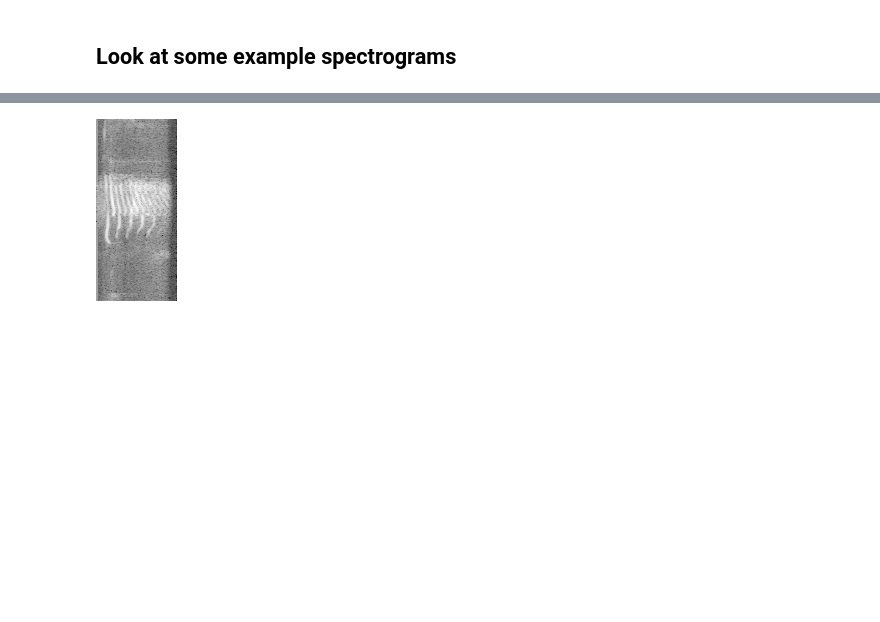
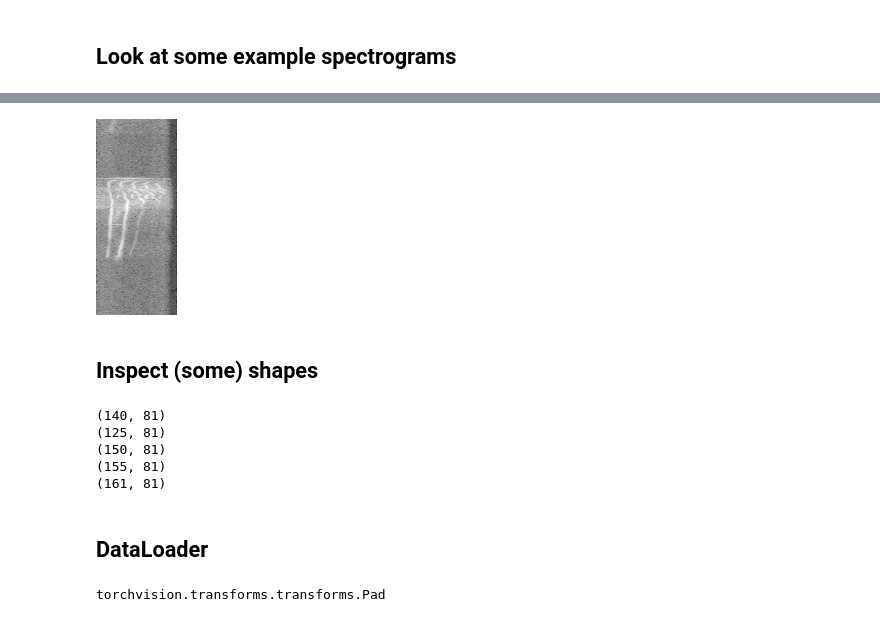
Before and after one commit to floriandotpy/data-playground, a Jupyter notebook: fastai/catmeows.ipynb, the cells around one changed output, grey strips where cells are left out. Drawn from its saved outputs; the diff is of its cells as text; code cells hidden in the pictures; blank space fills up the shorter version.

```diff
--- a/fastai/catmeows.ipynb
+++ b/fastai/catmeows.ipynb
@@ -16,6 +16,7 @@ The dataset is a set of audio recordings from cats. Samples are short clips (1-2
 Source: https://zenodo.org/record/4008297
 # %%
 dataset_dir = Path('/home/flo/projects/data-playground/data/catmeows/wav')
+dataset_png = dataset_dir.parent / 'png'
 # %% [markdown]
 ## Convert audio samples into images of spectograms
 # %%
@@ -36,8 +37,8 @@ def log_specgram(audio, sample_rate, window_size=20,
                                     detrend=False)
     return freqs, times, np.log(spec.T.astype(np.float32) + eps)
 # %%
-def wav_to_png(path_wav):
-    path_png = path_wav.parent.parent / 'png' / f'{path_wav.stem}.png'
+def wav_to_png(path_wav, write=False):
+    path_png = dataset_png / f'{path_wav.stem}.png'
 
     # read wave file
     sample_rate, audio = wavfile.read(path_wav)
@@ -50,8 +51,9 @@ def wav_to_png(path_wav):
     specgram_normed = (specgram_normed * 255).astype(np.uint8)
 
     # save as image
-    data = Image.fromarray(specgram_normed)
-    data.save(path_png)
+    if write:
+        data = Image.fromarray(specgram_normed)
+        data.save(path_png)
     return path_png
 # %%
 paths_wav = list(dataset_dir.glob('*.wav'))
@@ -69,7 +71,20 @@ def show_sample(idx):
     IPython.display.display(IPython.display.Audio(paths_wav[idx]))
     IPython.display.display(IPython.display.Image(paths_png[idx]))
 # %%
-show_sample(20)
+show_sample(24)
 # %% [output]
 [interactive output not drawn]
-[figure, old version]
+[figure, new version]
+# %% [markdown]
+## Inspect (some) shapes
+# %%
+for idx in range(5):
+    print(np.array(Image.open(paths_png[idx])).shape)
+# %% [output]
+(140, 81)
+(125, 81)
+(150, 81)
+(155, 81)
+(161, 81)
+# %% [markdown]
+## DataLoader
@@ -75,0 +95,5 @@ show_sample(20)
+# %%
+from torchvision import transforms
+transforms.Pad
+# %% [output]
+torchvision.transforms.transforms.Pad
```
Also changed, not shown: parts of 20 cells of this notebook.
